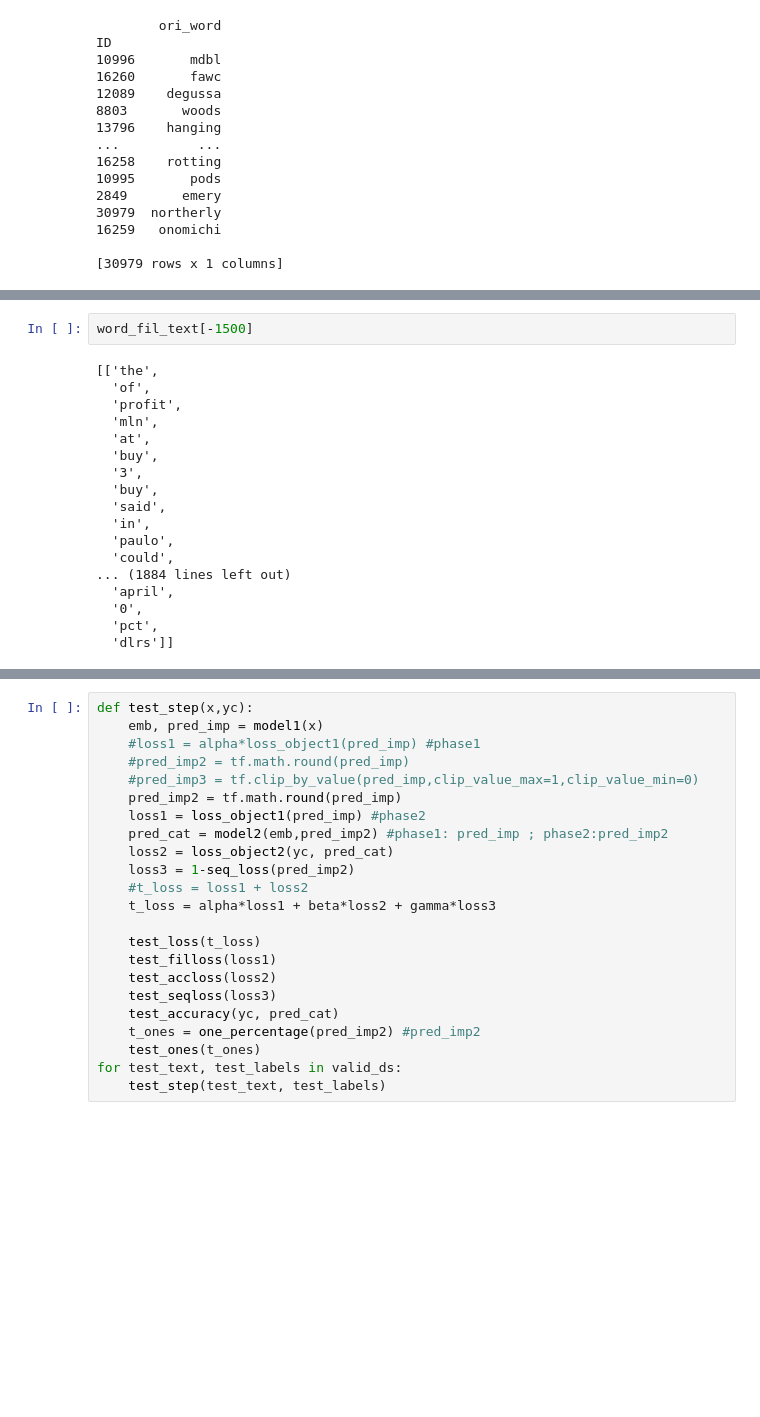
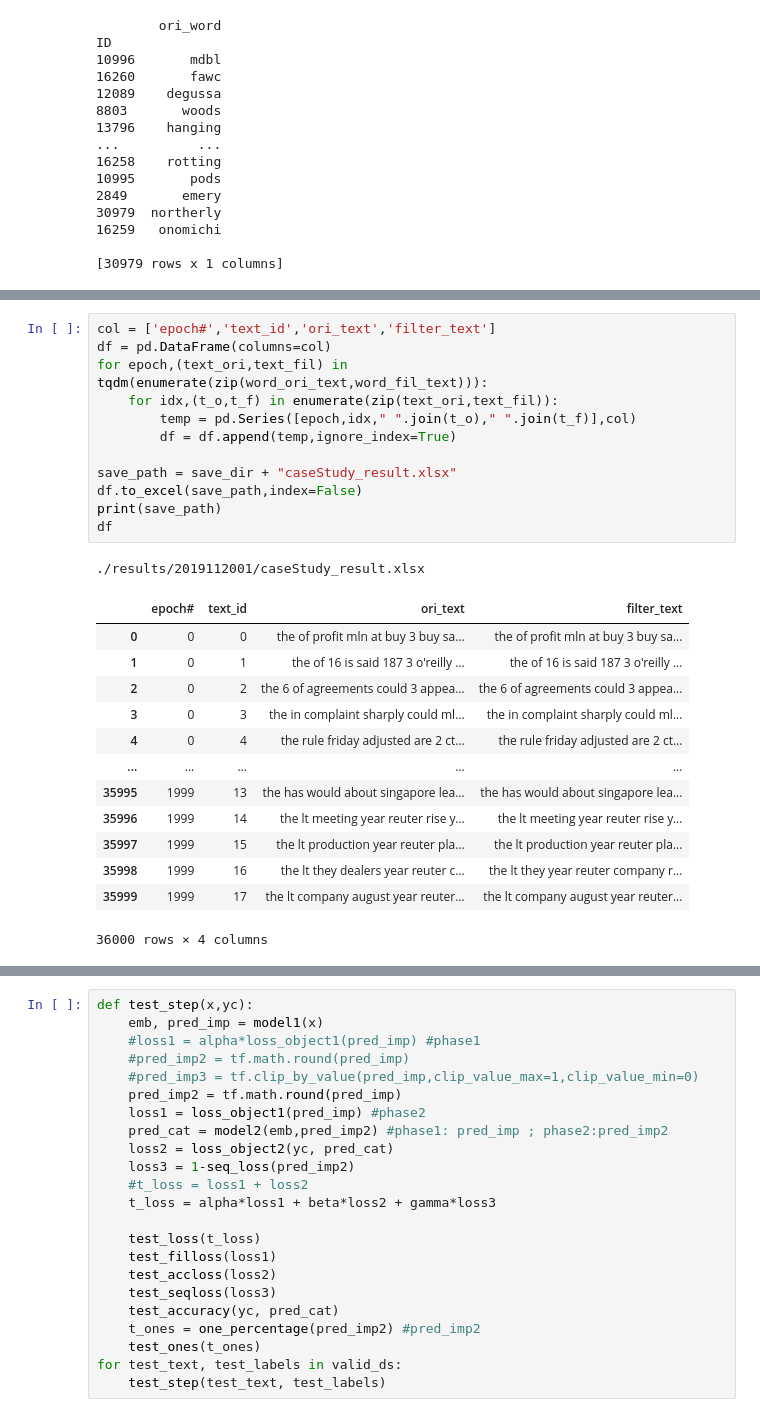
Before and after one commit to tychen5/SequenceFramework, a Jupyter notebook: 3-1.BaselineModel_Reuters.ipynb, the cells around one changed output, grey strips where cells are left out. Cells and saved outputs as stored; diff of their text form; blank space fills up the shorter version.

```diff
--- a/3-1.BaselineModel_Reuters.ipynb
+++ b/3-1.BaselineModel_Reuters.ipynb
@@ -798,20 +796,27 @@ for text in tqdm(int_fil_text):
-# %%
-word_fil_text[-1500]
-# %% [output]
-[['the',
-  'of',
-  'profit',
-  'mln',
-  'at',
-  'buy',
-  '3',
-  'buy',
-  'said',
-  'in',
-  'paulo',
-  'could',
-... (1884 lines left out)
-  'april',
-  '0',
-  'pct',
-  'dlrs']]
+# %%
+col = ['epoch#','text_id','ori_text','filter_text']
+df = pd.DataFrame(columns=col)
+for epoch,(text_ori,text_fil) in tqdm(enumerate(zip(word_ori_text,word_fil_text))):
+    for idx,(t_o,t_f) in enumerate(zip(text_ori,text_fil)):
+        temp = pd.Series([epoch,idx," ".join(t_o)," ".join(t_f)],col)
+        df = df.append(temp,ignore_index=True)
+
+save_path = save_dir + "caseStudy_result.xlsx"
+df.to_excel(save_path,index=False)
+print(save_path)
+df
+# %% [output]
+./results/2019112001/caseStudy_result.xlsx
+|  | epoch# | text_id | ori_text | filter_text |
+| 0 | 0 | 0 | the of profit mln at buy 3 buy sa... | the of profit mln at buy 3 buy sa... |
+| 1 | 0 | 1 | the of 16 is said 187 3 o'reilly ... | the of 16 is said 187 3 o'reilly ... |
+| 2 | 0 | 2 | the 6 of agreements could 3 appea... | the 6 of agreements could 3 appea... |
+| 3 | 0 | 3 | the in complaint sharply could ml... | the in complaint sharply could ml... |
+| 4 | 0 | 4 | the rule friday adjusted are 2 ct... | the rule friday adjusted are 2 ct... |
+| ... | ... | ... | ... | ... |
+| 35995 | 1999 | 13 | the has would about singapore lea... | the has would about singapore lea... |
+| 35996 | 1999 | 14 | the lt meeting year reuter rise y... | the lt meeting year reuter rise y... |
+| 35997 | 1999 | 15 | the lt production year reuter pla... | the lt production year reuter pla... |
+| 35998 | 1999 | 16 | the lt they dealers year reuter c... | the lt they year reuter company r... |
+| 35999 | 1999 | 17 | the lt company august year reuter... | the lt company august year reuter... |
+36000 rows × 4 columns
```
Also changed, not shown: parts of 10 cells of this notebook, 12 other files.
